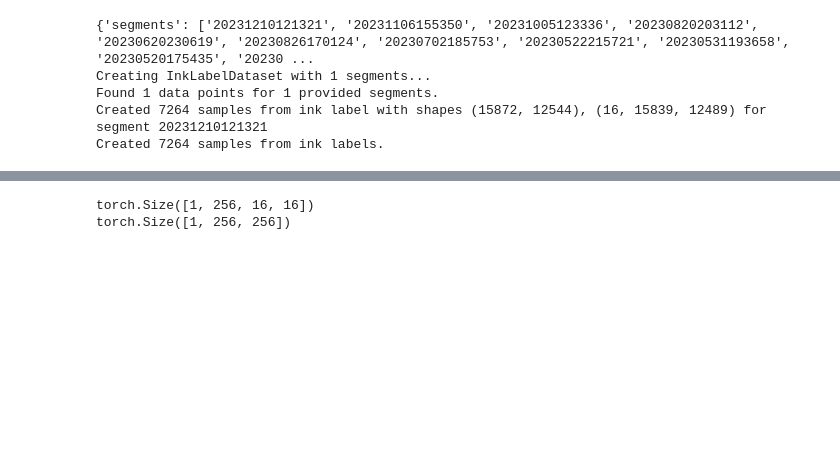
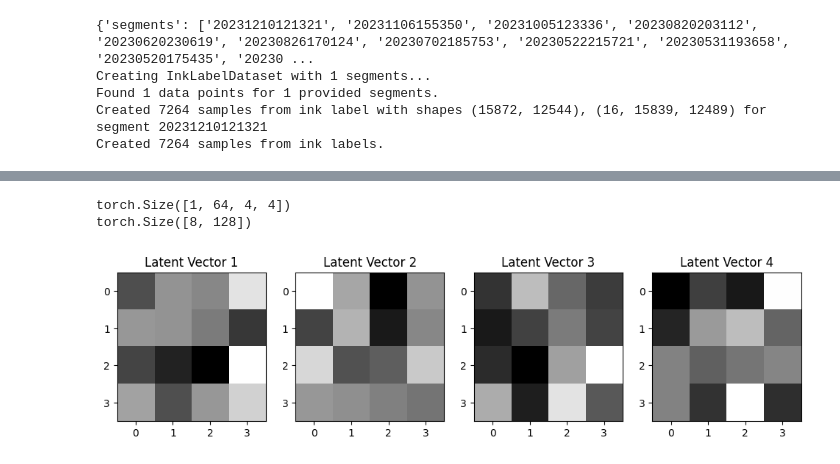
Before and after one commit to naiikaa/grandchallenges_vesuvius, a Jupyter notebook: notebooks/segment_encoder_test.ipynb, the cells around one changed output, grey strips where cells are left out. Cells and saved outputs as stored; diff of their text form; code cells hidden in the pictures; blank space fills up the shorter version.

```diff
--- a/notebooks/segment_encoder_test.ipynb
+++ b/notebooks/segment_encoder_test.ipynb
@@ -91,8 +103,17 @@ for batch in dataloader:
 # %%
-test = model.encoder(x)
+test = model.attention(model.encoder(x))
 print(test.shape)
-print(test.view(-1,256,256).shape)
+print(test.view(-1,128).shape)
 # %% [output]
-torch.Size([1, 256, 16, 16])
-torch.Size([1, 256, 256])
+torch.Size([1, 64, 4, 4])
+torch.Size([8, 128])
+# %%
+#show 4 latent vectors
+plt.figure(figsize=(12, 4))
+for i in range(4):
+    plt.subplot(1, 4, i + 1)
+    plt.title(f'Latent Vector {i + 1}')
+    plt.imshow(test.squeeze(0)[i+3].cpu().detach().numpy(), cmap='gray')
+# %% [output]
+[figure, added]
 # %%
```
Also changed, not shown: parts of 8 cells of this notebook, 7 other files.
